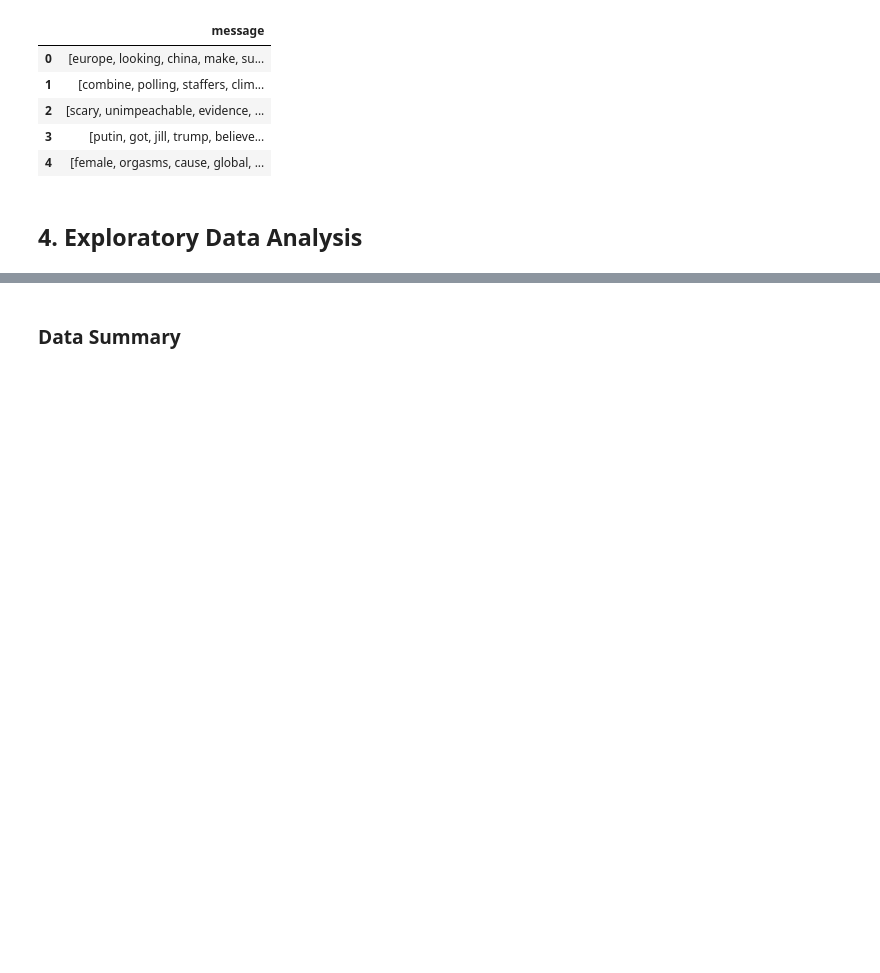
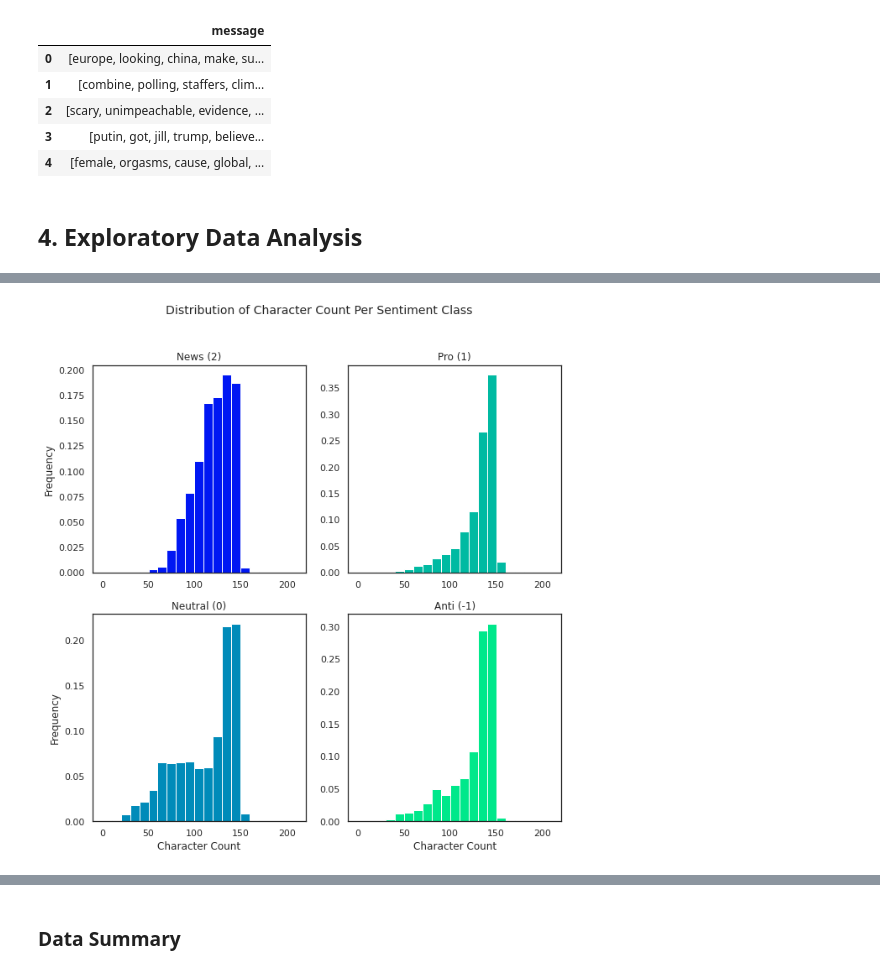
Before and after one commit to Lizette95/Team_RM5_ClassificationPredict_Notebook, a Jupyter notebook: Team_RM5_ClassificationNotebook.ipynb, the cells around one changed output, grey strips where cells are left out. Drawn from its saved outputs; the diff is of its cells as text; code cells hidden in the pictures; blank space fills up the shorter version.

```diff
--- a/Team_RM5_ClassificationNotebook.ipynb
+++ b/Team_RM5_ClassificationNotebook.ipynb
@@ -295,0 +396,47 @@ test_data.head()
+# %%
+# @title Tweet Character lengths
+df_train['number_of_characters'] = df_train['message'].apply(lambda x: len(x))
+df_train.describe()
+
+#plot
+# Distribution of Character Count Per Sentiment Class
+fig, axis = plt.subplots(nrows=2, ncols=2, figsize=(10, 10))
+fig.suptitle('Distribution of Character Count Per Sentiment Class', fontsize=14)
+
+bins = range(0, 211, 10)
+
+train_news = df_train[df_train['sentiment']==2]
+axis[0, 0].hist(train_news['number_of_characters'],
+                bins=bins,
+                weights=np.zeros(len(train_news)) + 1. / len(train_news),
+                color='#0017F3')
+axis[0, 0].set_title('News (2)')
+axis[0, 0].set_ylabel('Frequency')
+
+train_neutral = df_train[df_train['sentiment']==0]
+axis[1, 0].hist(train_neutral['number_of_characters'],
+                bins=bins,
+                weights=np.zeros(len(train_neutral)) + 1. / len(train_neutral),
+                color='#008BB9')
+axis[1, 0].set_title('Neutral (0)')
+axis[1, 0].set_ylabel('Frequency')
+axis[1, 0].set_xlabel('Character Count')
+
+train_pro = df_train[df_train['sentiment']==1]
+axis[0, 1].hist(train_pro['number_of_characters'],
+                bins=bins,
+                weights=np.zeros(len(train_pro)) + 1. / len(train_pro),
+                color='#00BAA2')
+axis[0, 1].set_title('Pro (1)')
+
+train_anti = df_train[df_train['sentiment']==-1]
+axis[1, 1].hist(train_anti['number_of_characters'],
+                weights=np.zeros(len(train_anti)) + 1. / len(train_anti),
+                bins=bins,
+                color='#00E88B')
+axis[1, 1].set_title('Anti (-1)')
+axis[1, 1].set_xlabel('Character Count')
+
+plt.show()
+# %% [output]
+[figure, added]
```
Also changed, not shown: parts of 36 cells of this notebook.
